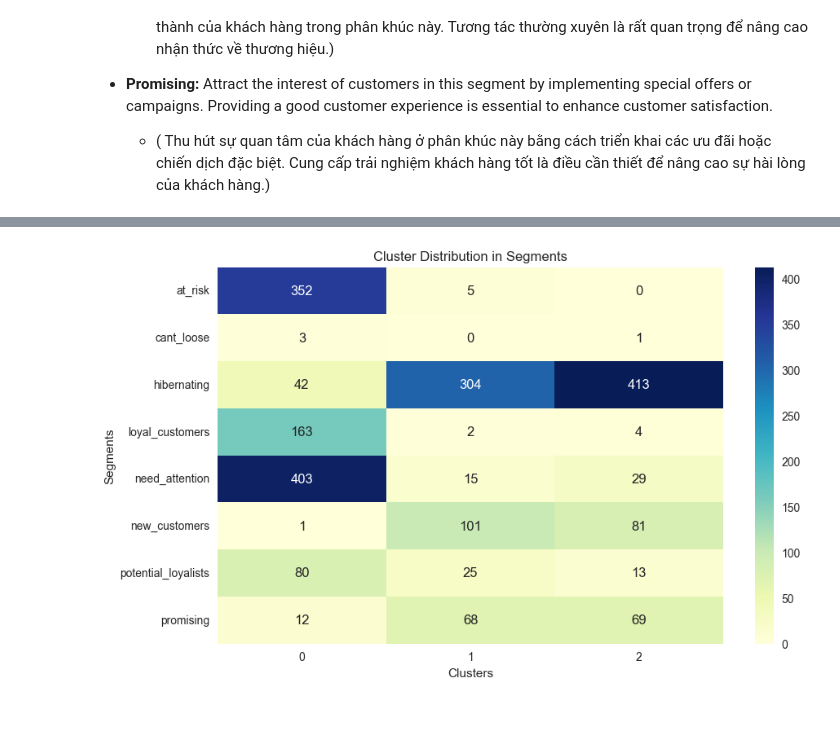
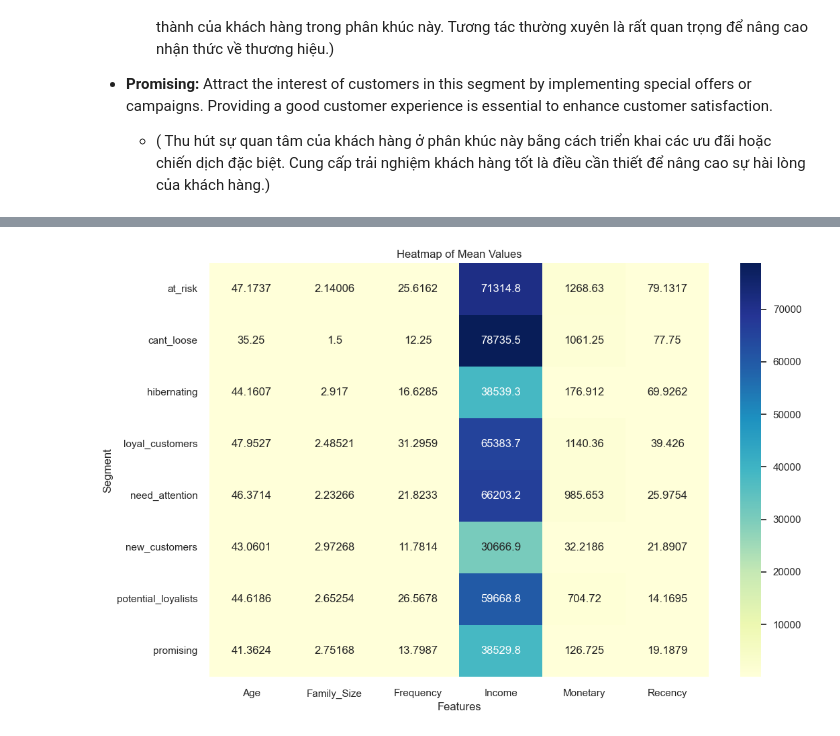
Before and after one commit to ChiuLinhPhat/project-, a Jupyter notebook: rfm.ipynb, the cells around one changed output, grey strips where cells are left out. Saved outputs shown, nothing was run; the diff lists cells and outputs as text; code cells hidden in the pictures.

```diff
--- a/rfm.ipynb
+++ b/rfm.ipynb
@@ -385,8 +330,0 @@ df = data.copy()
-# %%
-#Get list of categorical variables
-LE=LabelEncoder()
-object_cols =["Education","Living_With"]
-for i in object_cols:
-    df[i]=df[[i]].apply(LE.fit_transform)
-print('All features are now numerical')
-df.head()
@@ -487,11 +330,0 @@ visualize_silhouette_layer(PCA_df)
-# %%
-#Initiating the Agglomerative Clustering model
-nb_clusters = visualizer.elbow_value_
-AC = AgglomerativeClustering(n_clusters=3)#nb_clusters
-
-# fit model and predict clusters
-AC_df = AC.fit_predict(PCA_df)
-PCA_df["Clusters"] = AC_df
-PCA_df["Family_Size"] = df["Family_Size"]
-#Adding the Clusters feature to the orignal dataframe.
-df["Clusters"]= AC_df
@@ -704,0 +527,5 @@ df = pd.merge(df, rfm)
+# %%
+pie = df.groupby("Segment")["RFM_Score"].count()
+sns.set_context("notebook", font_scale=1.0, rc={"lines.linewidth": 2.5})
+plt.subplots(figsize=(10,10))
+pie.plot.pie(autopct="%.1f%%")
@@ -705,15 +572,19 @@ df = pd.merge(df, rfm)
 # %%
-grouped = df.groupby(['Clusters', 'Segment']).size().reset_index(name='Count')
+numeric_columns = ["Income", "Age", "Family_Size", "Recency", "Frequency", "Monetary"]
 
-# Create a pivot table to reshape the data for plotting
-pivot_table = grouped.pivot(index='Segment', columns='Clusters', values='Count').fillna(0)
+# Select relevant columns
+subset_df = df[["Segment"] + numeric_columns]
 
-# Create a bar plot
-plt.figure(figsize=(10, 6))
+# Create a pivot table
+pivot_table = subset_df.pivot_table(index='Segment', values=numeric_columns, aggfunc='mean')
+
+# Vẽ biểu đồ heatmap
+plt.figure(figsize=(12, 8))
 sns.heatmap(pivot_table, annot=True, cmap="YlGnBu", fmt='g', cbar=True)
-plt.xlabel('Clusters')
-plt.ylabel('Segments')
-plt.title('Cluster Distribution in Segments')
+
+plt.title('Heatmap of Mean Values')
+plt.xlabel('Features')
+plt.ylabel('Segment')
 plt.show()
 # %% [output]
-[figure, old version]
+[figure, new version]
```
Also changed, not shown: parts of 41 cells of this notebook, 2 other files.
